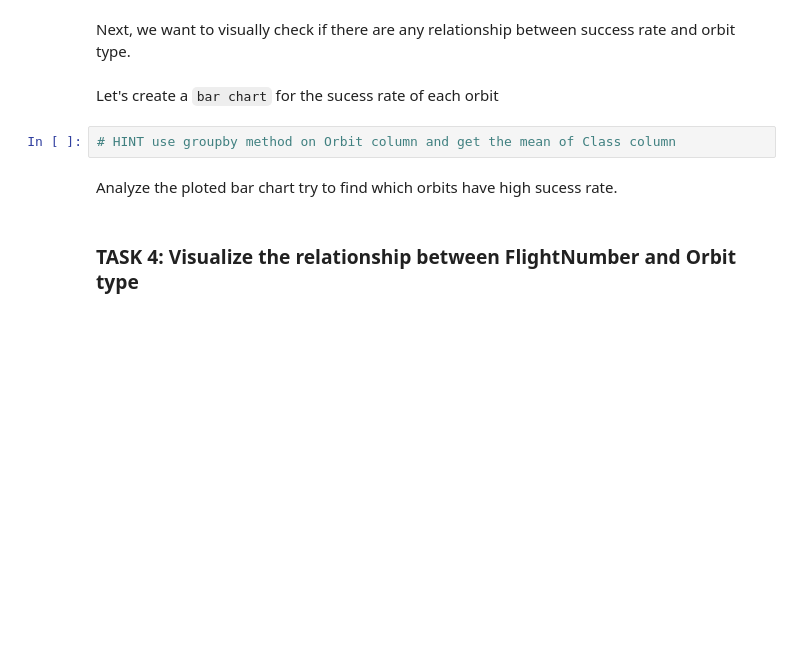
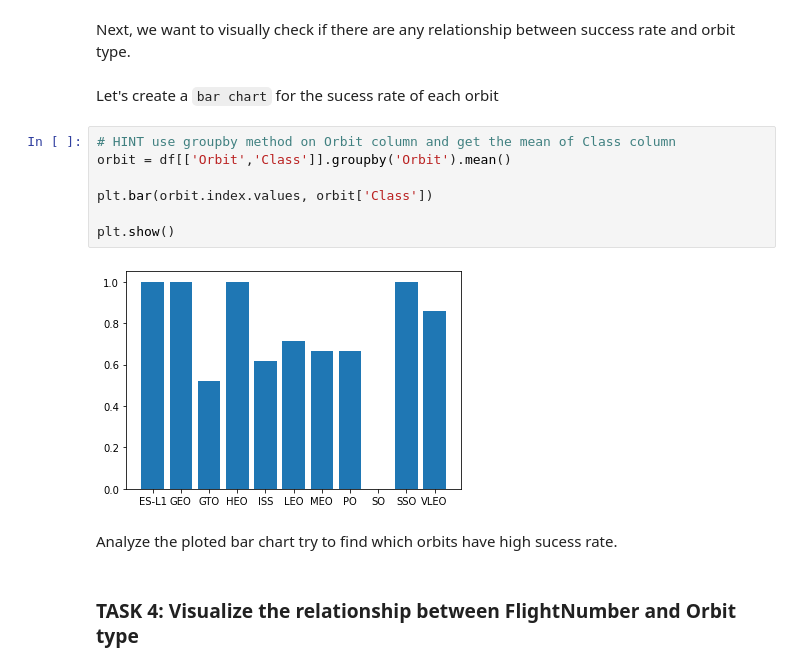
Before and after one commit to paverama/CourseraCapstone, a Jupyter notebook: jupyter-labs-eda-dataviz.ipynb, the cells around one changed output. Drawn from its saved outputs; the diff is of its cells as text; blank space fills up the shorter version.

```diff
--- a/jupyter-labs-eda-dataviz.ipynb
+++ b/jupyter-labs-eda-dataviz.ipynb
@@ -97,6 +116,13 @@ Next, we want to visually check if there are any relationship between success ra
 Let's create a `bar chart` for the sucess rate of each orbit
 # %%
 # HINT use groupby method on Orbit column and get the mean of Class column
+orbit = df[['Orbit','Class']].groupby('Orbit').mean()
+
+plt.bar(orbit.index.values, orbit['Class'])
+
+plt.show()
+# %% [output]
+[figure, added]
 # %% [markdown]
 Analyze the ploted bar chart try to find which orbits have high sucess rate.
 # %% [markdown]
```
Also changed, not shown: parts of 8 cells of this notebook, 2 other files.
